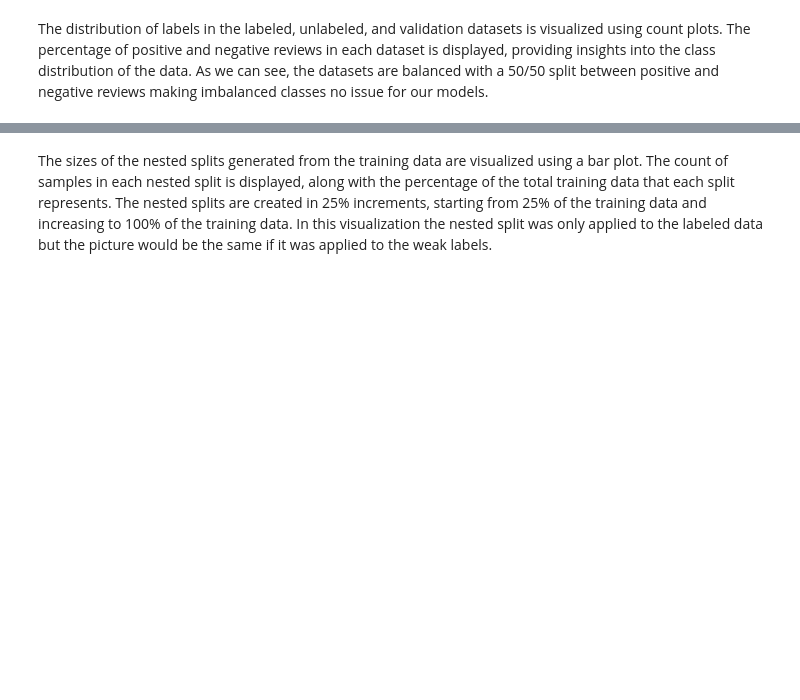
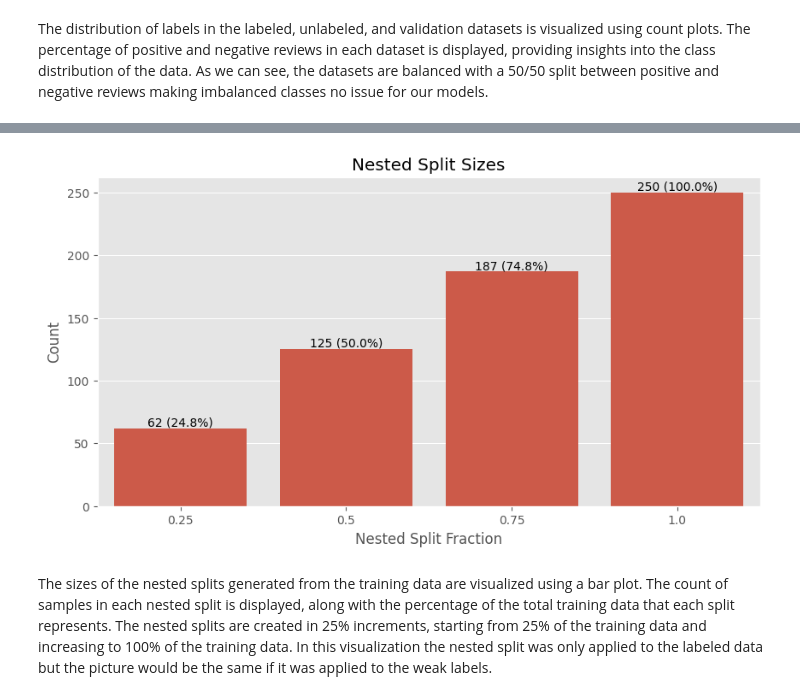
Before and after one commit to fhnw-ivy/npr-sentiment, a Jupyter notebook: notebooks/main.ipynb, the cells around one changed output, grey strips where cells are left out. Cells and saved outputs as stored; diff of their text form; code cells hidden in the pictures; blank space fills up the shorter version.

```diff
--- a/notebooks/main.ipynb
+++ b/notebooks/main.ipynb
@@ -176,9 +229,8 @@ ax.set_xlabel('Nested Split Fraction')
 ax.set_ylabel('Count')
 
 total = len(preped_datasets['train'])
-for p in ax.patches:
-    height = p.get_height()
-    percentage = f'{(height / total) * 100:.1f}%'
-    ax.text(p.get_x() + p.get_width() / 2., height, percentage, ha='center', va='bottom')
+
+add_percentages(ax, preped_datasets['train'])
 
 plt.show()
+# %% [output]
@@ -185,3 +239,4 @@ plt.show()
+[figure, added]
 # %% [markdown]
 The sizes of the nested splits generated from the training data are visualized using a bar plot. The count of samples in each nested split is displayed, along with the percentage of the total training data that each split represents. The nested splits are created in 25% increments, starting from 25% of the training data and increasing to 100% of the training data. In this visualization the nested split was only applied to the labeled data but the picture would be the same if it was applied to the weak labels.
 # %%
```
Also changed, not shown: parts of 18 cells of this notebook.
